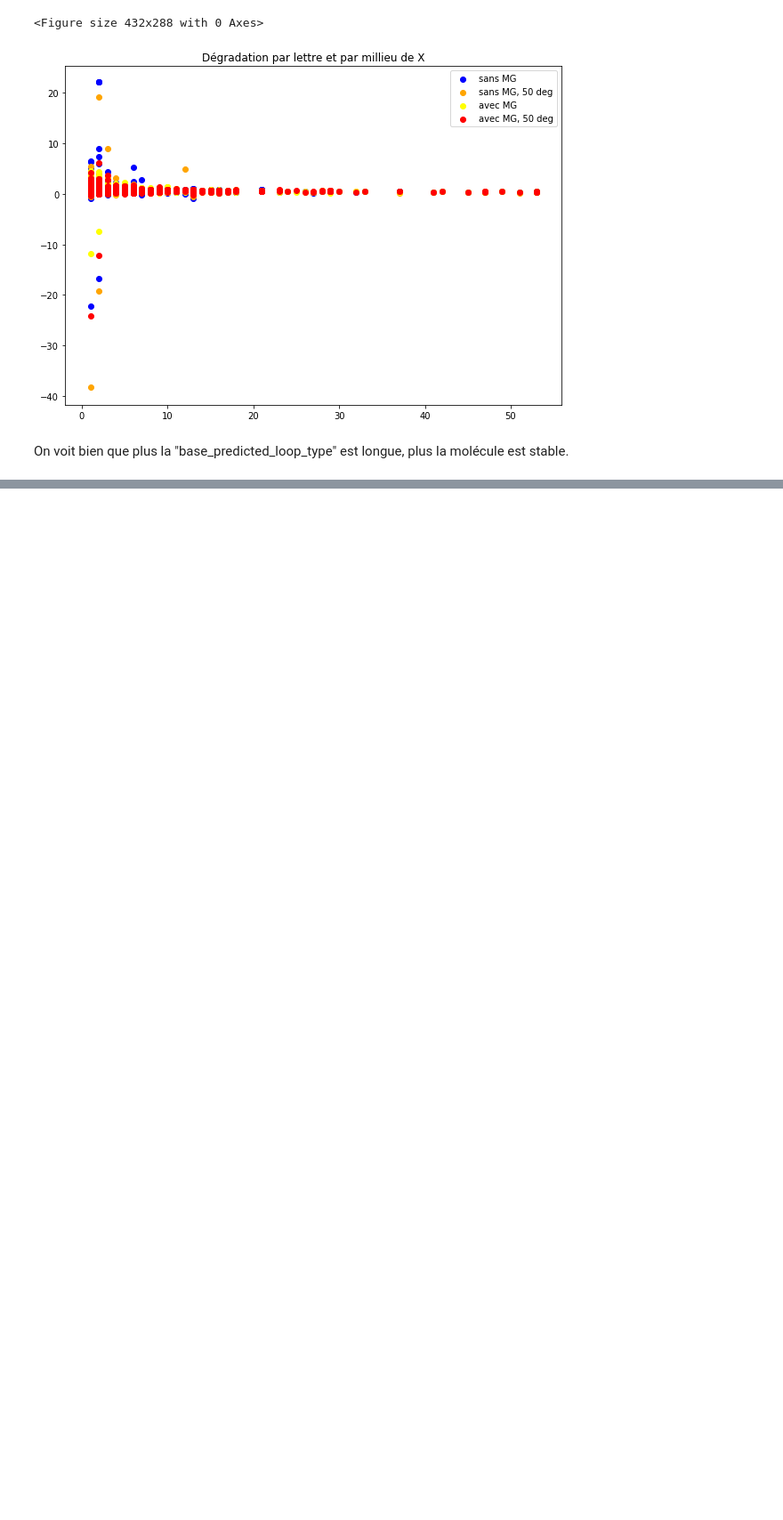
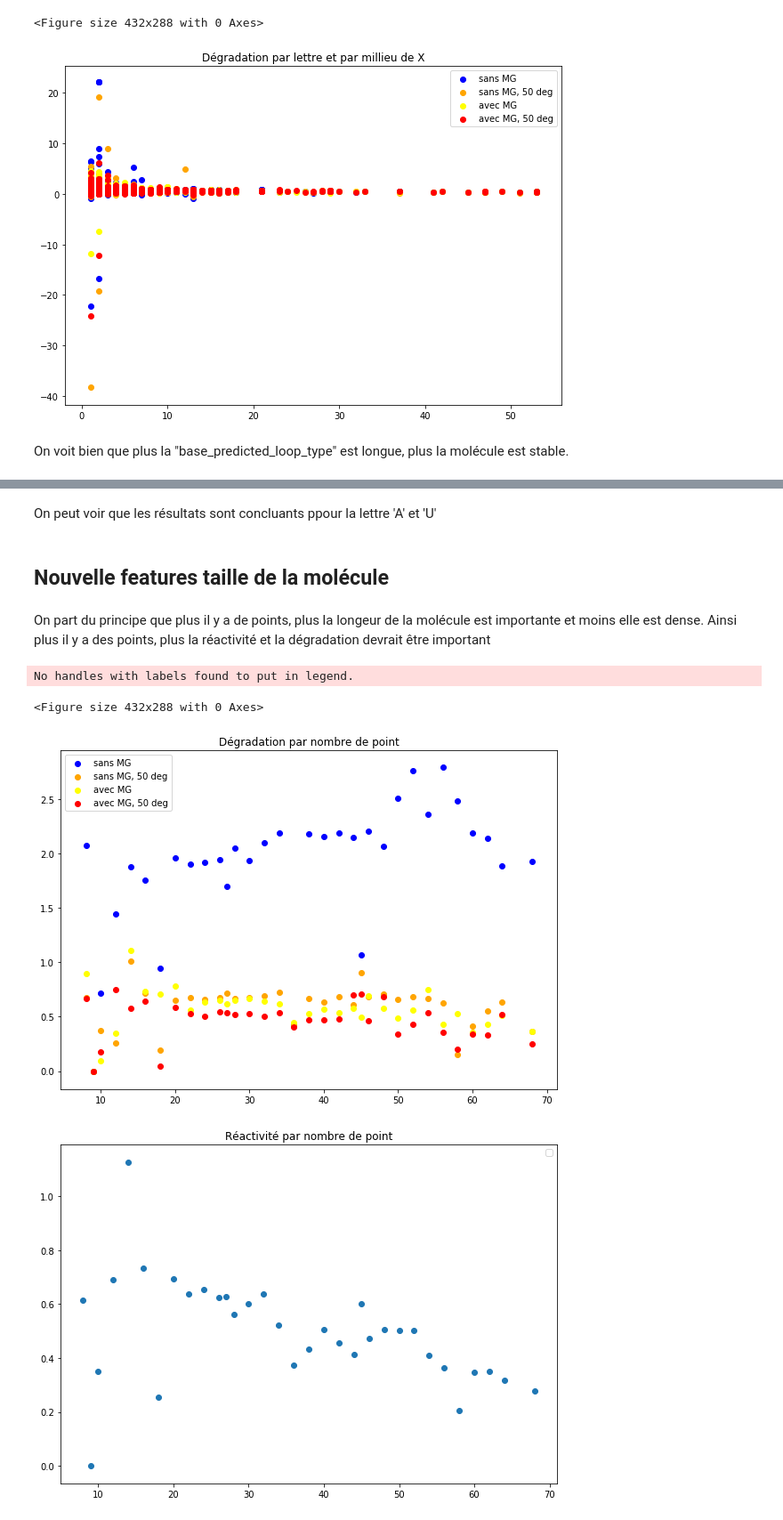
Before and after one commit to DataCampM2DSSAF/suivi-du-data-camp-Sun-Brul-, a Jupyter notebook: Code/description_donnees.ipynb, the cells around one changed output, grey strips where cells are left out. Shown: that part at 89% size. Saved outputs shown, nothing was run; the diff lists cells and outputs as text; code cells hidden in the pictures; blank space fills up the shorter version.

```diff
--- a/Code/description_donnees.ipynb
+++ b/Code/description_donnees.ipynb
@@ -326,0 +346,47 @@ On voit bien que plus la "base_predicted_loop_type" est longue, plus la molécul
+# %% [markdown]
+On peut voir que les résultats sont concluants ppour la lettre 'A' et 'U'
+# %% [markdown]
+## Nouvelle features taille de la molécule
+# %% [markdown]
+On part du principe que plus il y a de points, plus la longeur de la molécule est importante et moins elle est dense. Ainsi plus il y a des points, plus la réactivité et la dégradation devrait être important
+# %%
+#Count the number of '.' in molecules
+Number_point=seq[seq.base_structure_type=='.'].groupby(["id"])['base_structure_type'].count()
+seq['N_point']=Number_point[0]
+idx=0
+for i in range (1,seq.shape[0]):
+    if (seq.id.iloc[i]!=seq.id.iloc[i-1]):
+        idx+=1
+        seq.loc[i,['N_point']]=Number_point[idx]
+# %%
+# Plot degradation per number of points
+tab=(seq.groupby(["N_point"]).mean())
+vect= tab.index.tolist()
+
+without_MG=tab.loc[:,['deg_pH10']]
+without_MG_50=tab.loc[:,['deg_50C']]
+with_MG=tab.loc[:,['deg_Mg_pH10']]
+with_MG_50=tab.loc[:,['deg_Mg_50C']]
+rea=tab.loc[:,['reactivity']]
+
+plt.figure(1)
+plt.figure(figsize = (10, 7))
+plt.scatter(x=vect, y=without_MG, color="blue", label="sans MG")
+plt.scatter(x=vect, y=without_MG_50, color="orange", label="sans MG, 50 deg")
+plt.scatter(x=vect, y=with_MG, color="Yellow", label="avec MG")
+plt.scatter(x=vect, y=with_MG_50, color="Red", label="avec MG, 50 deg")
+plt.title("Dégradation par nombre de point")
+plt.legend()
+
+plt.figure(2)
+plt.figure(figsize = (10, 7))
+plt.scatter(x=vect, y=rea)
+plt.title("Réactivité par nombre de point")
+plt.legend()
+
+plt.show()
+# %% [output]
+No handles with labels found to put in legend.
+<Figure size 432x288 with 0 Axes>
+[figure, added]
+[figure, added]
```
Also changed, not shown: parts of 22 cells of this notebook.
